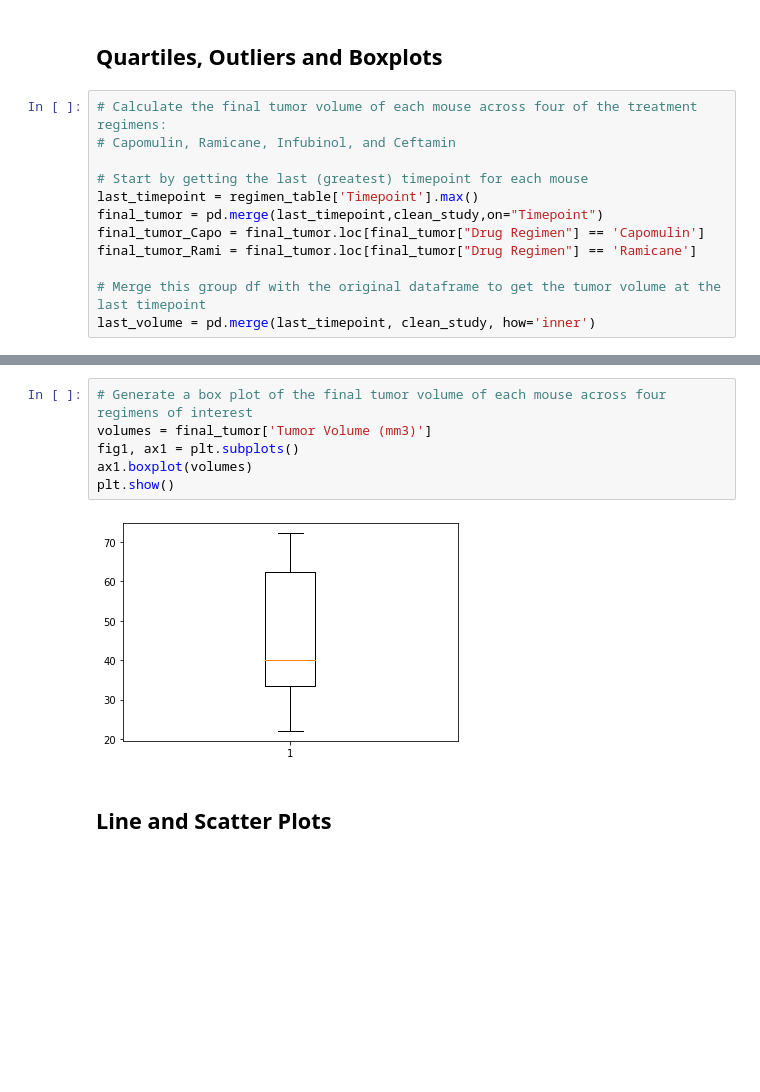
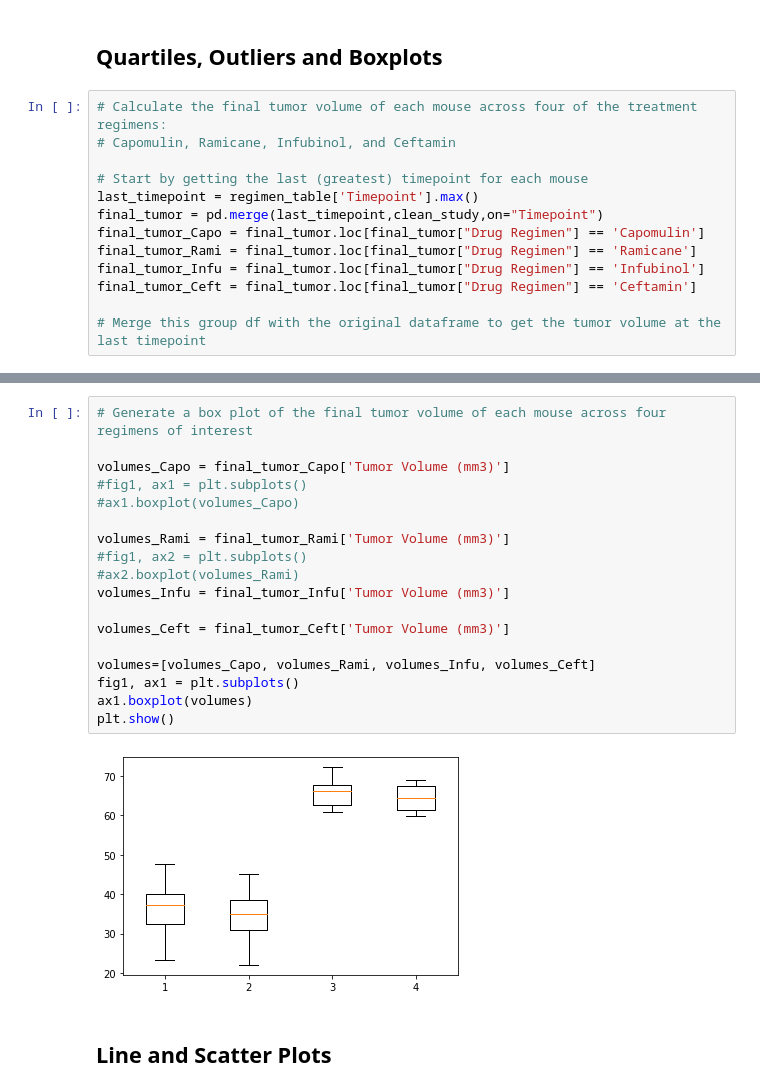
Before and after one commit to floresfdo/matplotlib-challenge, a Jupyter notebook: pymaceuticals_starter.ipynb, the cells around one changed output, grey strips where cells are left out. Drawn from its saved outputs; the diff is of its cells as text; blank space fills up the shorter version.

```diff
--- a/pymaceuticals_starter.ipynb
+++ b/pymaceuticals_starter.ipynb
@@ -203,6 +203,7 @@ last_timepoint = regimen_table['Timepoint'].max()
 final_tumor = pd.merge(last_timepoint,clean_study,on="Timepoint")
 final_tumor_Capo = final_tumor.loc[final_tumor["Drug Regimen"] == 'Capomulin']
 final_tumor_Rami = final_tumor.loc[final_tumor["Drug Regimen"] == 'Ramicane']
+final_tumor_Infu = final_tumor.loc[final_tumor["Drug Regimen"] == 'Infubinol']
+final_tumor_Ceft = final_tumor.loc[final_tumor["Drug Regimen"] == 'Ceftamin']
 
 # Merge this group df with the original dataframe to get the tumor volume at the last timepoint
-last_volume = pd.merge(last_timepoint, clean_study, how='inner')
@@ -252,11 +303,23 @@ Values above 73.31018776874998 could be outliers.
 # %%
 # Generate a box plot of the final tumor volume of each mouse across four regimens of interest
-volumes = final_tumor['Tumor Volume (mm3)']
+
+volumes_Capo = final_tumor_Capo['Tumor Volume (mm3)']
+#fig1, ax1 = plt.subplots()
+#ax1.boxplot(volumes_Capo)
+
+volumes_Rami = final_tumor_Rami['Tumor Volume (mm3)']
+#fig1, ax2 = plt.subplots()
+#ax2.boxplot(volumes_Rami)
+volumes_Infu = final_tumor_Infu['Tumor Volume (mm3)']
+
+volumes_Ceft = final_tumor_Ceft['Tumor Volume (mm3)']
+
+volumes=[volumes_Capo, volumes_Rami, volumes_Infu, volumes_Ceft]
 fig1, ax1 = plt.subplots()
 ax1.boxplot(volumes)
 plt.show()
 # %% [output]
-[figure, old version]
+[figure, new version]
 # %% [markdown]
 ## Line and Scatter Plots
 # %%
```
Also changed, not shown: parts of 3 cells of this notebook.
